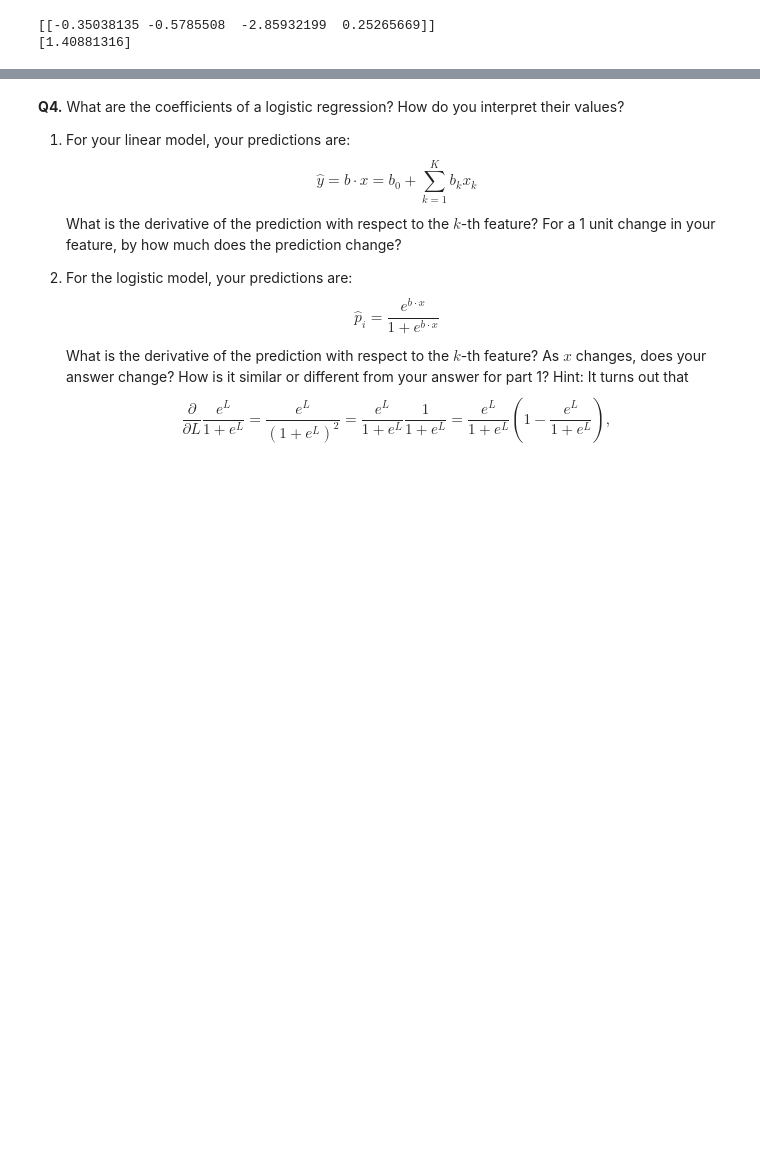
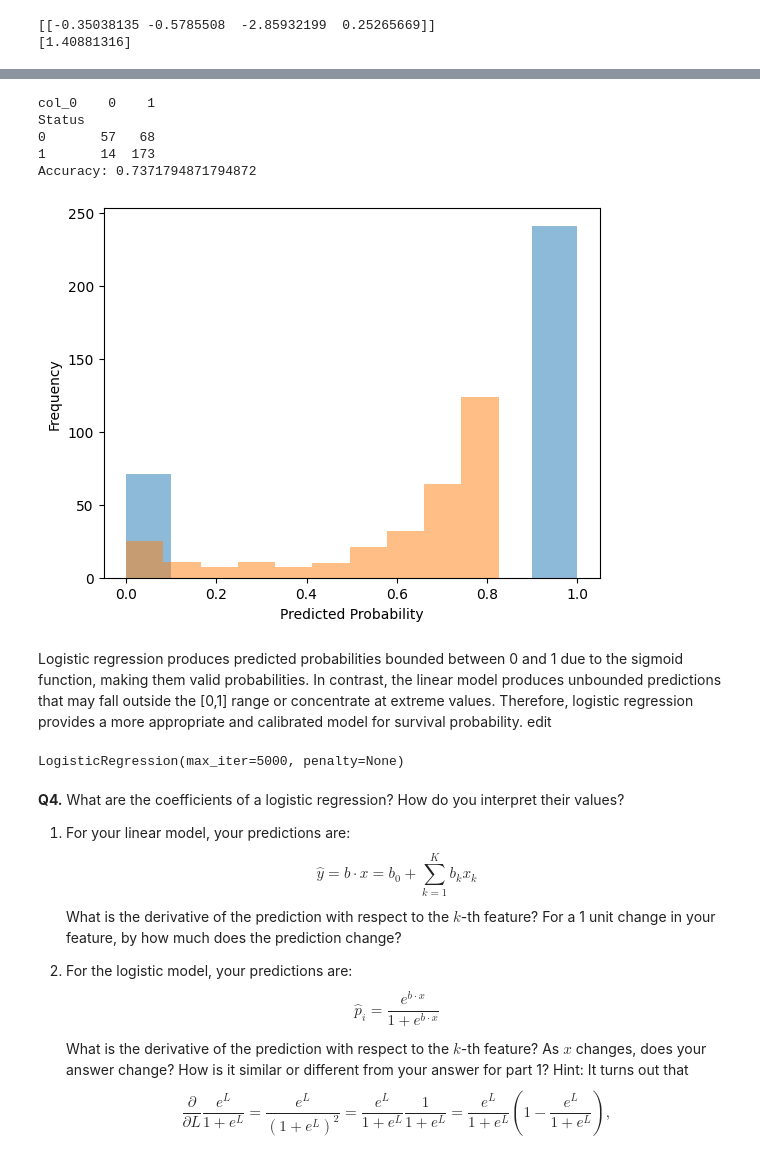
Before and after one commit to SafaaMahbub/undergrad_ml_assignments, a Jupyter notebook: 05_assignment_glm.ipynb, the cells around one changed output, grey strips where cells are left out. Saved outputs shown, nothing was run; the diff lists cells and outputs as text; code cells hidden in the pictures; blank space fills up the shorter version.

```diff
--- a/05_assignment_glm.ipynb
+++ b/05_assignment_glm.ipynb
@@ -226,3 +249,46 @@ print(logReg.intercept_)
+# %%
+import numpy as np
+
+Y_pred = logReg.predict(X)
+tab = pd.crosstab(y, Y_pred)
+print(tab)
+
+acc = np.trace(tab)/len(y)
+print(f"Accuracy: {acc}")
+# %% [output]
+col_0    0    1
+Status
+0       57   68
+1       14  173
+Accuracy: 0.7371794871794872
+# %%
+lin = LogisticRegression(penalty=None,
+                         max_iter=5000)
+lin.fit(X, y)
+
+
+y_lin = lin.predict(X)
+y_reg = logReg.predict_proba(X)[:,1]
+
+plt.hist(y_lin, alpha = 0.5, label='Linear Model')
+plt.hist(y_reg, alpha =0.5, label='Logistic regression')
+plt.ylabel('Frequency')
+plt.xlabel('Predicted Probability')
+plt.show()
+# %% [output]
+[figure, added]
+# %% [markdown]
+Logistic regression produces predicted probabilities bounded between 0 and 1 due to the sigmoid function, making them valid probabilities. In contrast, the linear model produces unbounded predictions that may fall outside the [0,1] range or concentrate at extreme values. Therefore, logistic regression provides a more appropriate and calibrated model for survival probability. edit
+# %%
+X2 = pd.get_dummies(df[['Edema']],drop_first=True)
+X2['Bilirubin'] = df['Bilirubin']
+
+y2 = df['Stage']
+
+multi = LogisticRegression(penalty=None, max_iter=5000)
+multi.fit(X2, y2)
+# %% [output]
+LogisticRegression(max_iter=5000, penalty=None)
 # %% [markdown]
 **Q4.** What are the coefficients of a logistic regression? How do you interpret their values?
 
```
Also changed, not shown: parts of 5 cells of this notebook.
